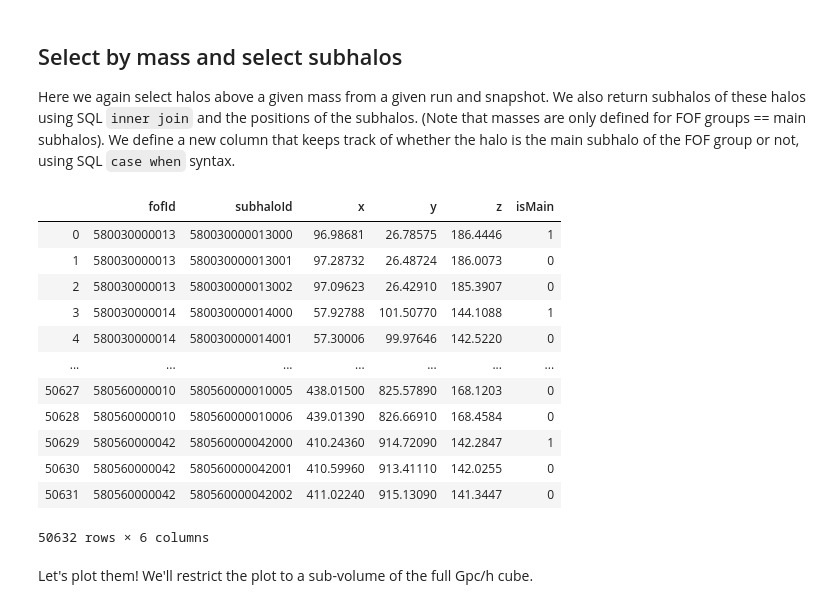
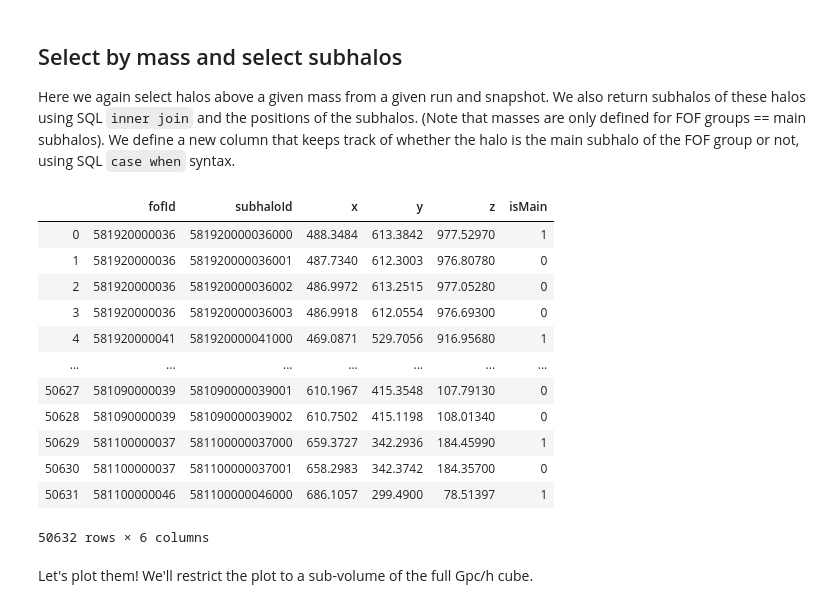
Before and after one commit to bfalck/indra-tools, a Jupyter notebook: database_examples.ipynb, the cells around one changed output. Saved outputs shown, nothing was run; the diff lists cells and outputs as text; code cells hidden in the pictures.

```diff
--- a/database_examples.ipynb
+++ b/database_examples.ipynb
@@ -116,28 +104,28 @@ cj.executeQuery(sql,context)
 
 Here we again select halos above a given mass from a given run and snapshot. We also return subhalos of these halos using SQL `inner join` and the positions of the subhalos. (Note that masses are only defined for FOF groups == main subhalos). We define a new column that keeps track of whether the halo is the main subhalo of the FOF group or not, using SQL `case when` syntax.
 # %%
-minmass = 10000.  # So minmass = 1e4 corresponds to 1e14 Msun/h.
+minmass = 10000.  # minmass = 1e4 corresponds to 1e14 Msun/h.
 sql = f"""select h.fofId, s.subhaloId, s.x, s.y, s.z,
         case when h.firstSubhaloId = s.subhaloId then 1 else 0 end as isMain
     from {tablename_fof} h inner join {tablename_sub} s
     on h.fofId = s.fofId
-    and h.fofId between {snapnum}*{bigNumFOF} and {snapnum+1}*{bigNumFOF-1} and h.m_crit200 > {minmass}
+    and h.snapnum = {snapnum} and h.m_crit200 > {minmass}
 """
 df = cj.executeQuery(sql,context)
 df
 # %% [output]
 |  | fofId | subhaloId | x | y | z | isMain |
-| 0 | 580030000013 | 580030000013000 | 96.98681 | 26.78575 | 186.4446 | 1 |
-| 1 | 580030000013 | 580030000013001 | 97.28732 | 26.48724 | 186.0073 | 0 |
-| 2 | 580030000013 | 580030000013002 | 97.09623 | 26.42910 | 185.3907 | 0 |
-| 3 | 580030000014 | 580030000014000 | 57.92788 | 101.50770 | 144.1088 | 1 |
-| 4 | 580030000014 | 580030000014001 | 57.30006 | 99.97646 | 142.5220 | 0 |
+| 0 | 581920000036 | 581920000036000 | 488.3484 | 613.3842 | 977.52970 | 1 |
+| 1 | 581920000036 | 581920000036001 | 487.7340 | 612.3003 | 976.80780 | 0 |
+| 2 | 581920000036 | 581920000036002 | 486.9972 | 613.2515 | 977.05280 | 0 |
+| 3 | 581920000036 | 581920000036003 | 486.9918 | 612.0554 | 976.69300 | 0 |
+| 4 | 581920000041 | 581920000041000 | 469.0871 | 529.7056 | 916.95680 | 1 |
 | ... | ... | ... | ... | ... | ... | ... |
-| 50627 | 580560000010 | 580560000010005 | 438.01500 | 825.57890 | 168.1203 | 0 |
-| 50628 | 580560000010 | 580560000010006 | 439.01390 | 826.66910 | 168.4584 | 0 |
-| 50629 | 580560000042 | 580560000042000 | 410.24360 | 914.72090 | 142.2847 | 1 |
-| 50630 | 580560000042 | 580560000042001 | 410.59960 | 913.41110 | 142.0255 | 0 |
-| 50631 | 580560000042 | 580560000042002 | 411.02240 | 915.13090 | 141.3447 | 0 |
+| 50627 | 581090000039 | 581090000039001 | 610.1967 | 415.3548 | 107.79130 | 0 |
+| 50628 | 581090000039 | 581090000039002 | 610.7502 | 415.1198 | 108.01340 | 0 |
+| 50629 | 581100000037 | 581100000037000 | 659.3727 | 342.2936 | 184.45990 | 1 |
+| 50630 | 581100000037 | 581100000037001 | 658.2983 | 342.3742 | 184.35700 | 0 |
+| 50631 | 581100000046 | 581100000046000 | 686.1057 | 299.4900 | 78.51397 | 1 |
 50632 rows × 6 columns
 # %% [markdown]
 Let's plot them! We'll restrict the plot to a sub-volume of the full Gpc/h cube.
```
Also changed, not shown: parts of 31 cells of this notebook.
